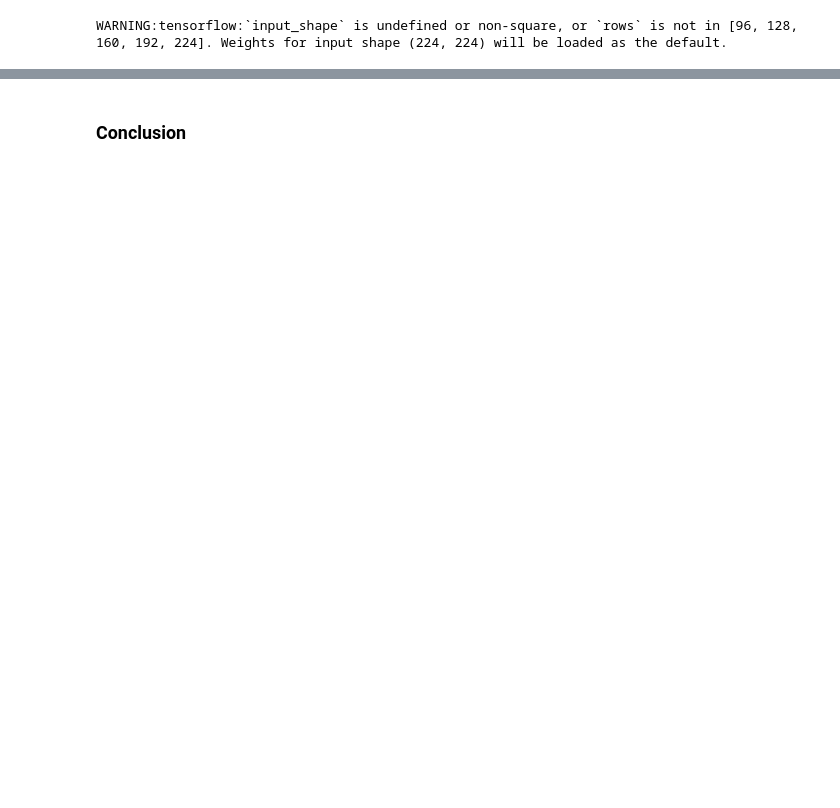
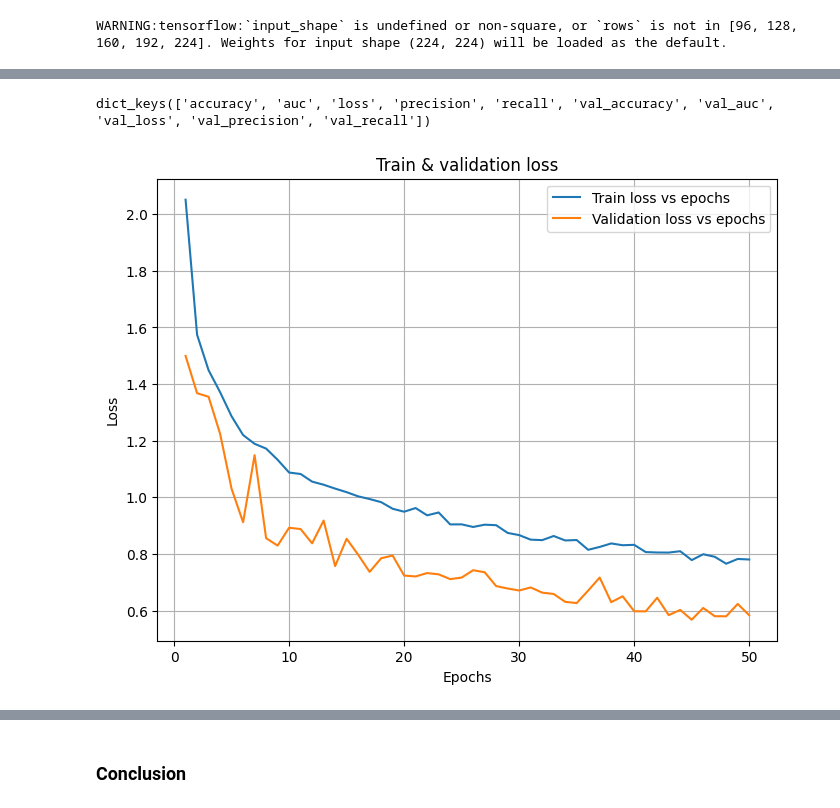
Before and after one commit to thao-phan23/Proposal_for_image_search_feature_for_NITA_fashion_ecommerce_company, a Jupyter notebook: 3. Phase_5_MobileNetV2_model.ipynb, the cells around one changed output, grey strips where cells are left out. Saved outputs shown, nothing was run; the diff lists cells and outputs as text; code cells hidden in the pictures; blank space fills up the shorter version.

```diff
--- a/3. Phase_5_MobileNetV2_model.ipynb
+++ b/3. Phase_5_MobileNetV2_model.ipynb
@@ -668,0 +639,25 @@ Epoch 5/5
+# %%
+history_mobilenetv2_tune7_model_loaded = hdf5storage.loadmat("history_mobilenetv2_model_tune7_50epoch.h5")
+# %%
+print(history_mobilenetv2_tune7_model_loaded.keys())
+# %% [output]
+dict_keys(['accuracy', 'auc', 'loss', 'precision', 'recall', 'val_accuracy', 'val_auc', 'val_loss', 'val_precision', 'val_recall'])
+# %%
+fig,ax=plt.subplots(figsize=(8,6))
+
+mobilenetv2_tune7_loss_values = history_mobilenetv2_tune7_model_loaded['loss']
+mobilenetv2_tune7_val_loss_values = history_mobilenetv2_tune7_model_loaded['val_loss']
+
+
+epochs = range(1,len(mobilenetv2_tune7_loss_values)+1)
+
+ax.plot(epochs,mobilenetv2_tune7_loss_values,label='Train loss vs epochs')
+ax.plot(epochs,mobilenetv2_tune7_val_loss_values,label='Validation loss vs epochs')
+
+ax.set_title('Train & validation loss')
+ax.legend()
+ax.set_xlabel('Epochs')
+plt.grid()
+ax.set_ylabel('Loss');
+# %% [output]
+[figure, added]
```
Also changed, not shown: parts of 107 cells of this notebook, 9 other files.
